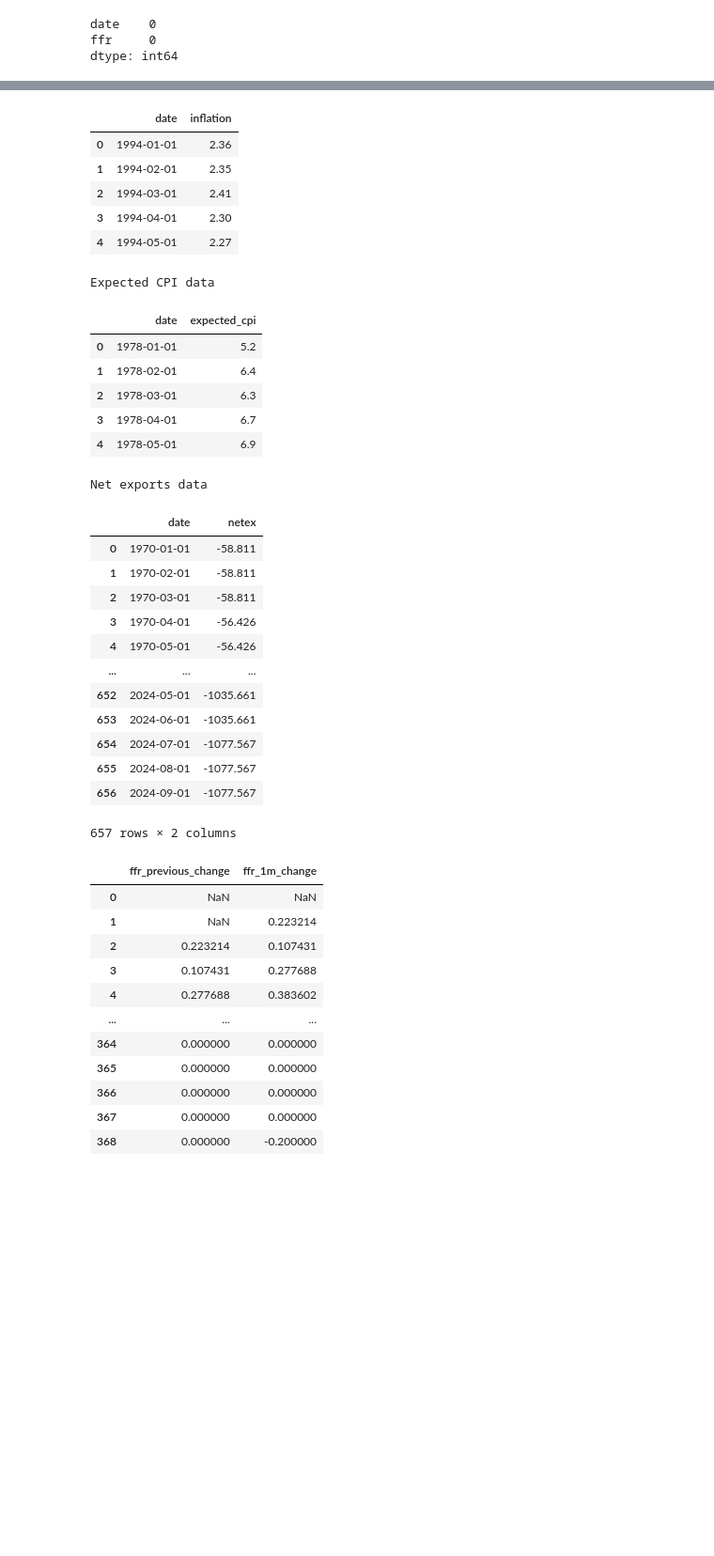
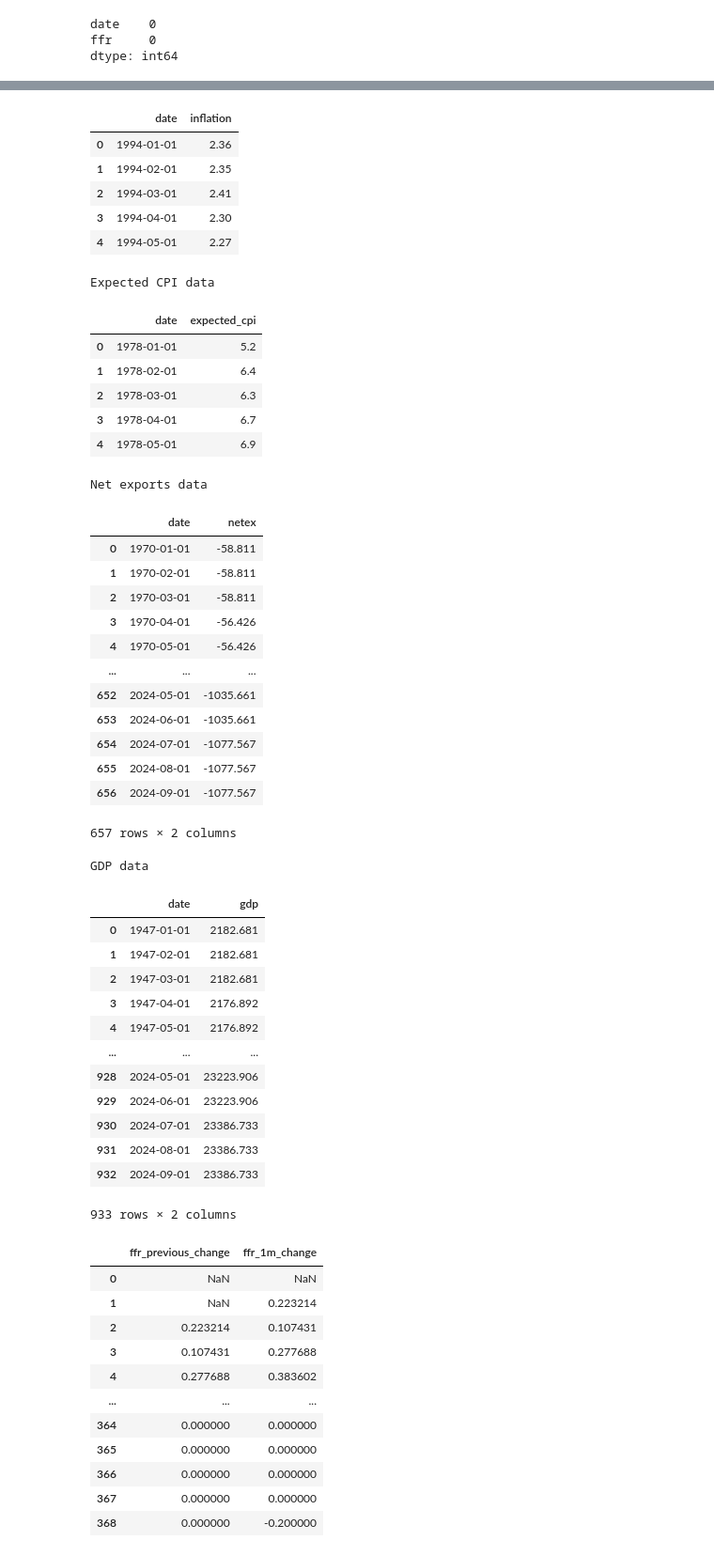
Before and after one commit to brianlzhou/109a-project, a Jupyter notebook: milestone4.ipynb, the cells around one changed output, grey strips where cells are left out. Shown at 94% size. Drawn from its saved outputs; the diff is of its cells as text; code cells hidden in the pictures; blank space fills up the shorter version.

```diff
--- a/milestone4.ipynb
+++ b/milestone4.ipynb
@@ -91,6 +103,9 @@ display(df_expected_cpi.head(5))
 
 print("Net exports data")
 display(df_netex)
+
+print("GDP data")
+display(df_gdp)
 # %% [output]
 FFR data
 |  | date | ffr |
@@ -107,33 +122,47 @@ Unemployment data
 | 3 | 1994-04-01 | 6.4 |
 | 4 | 1994-05-01 | 6.1 |
 CPI data
 |  | date | inflation |
 | 0 | 1994-01-01 | 2.36 |
 | 1 | 1994-02-01 | 2.35 |
 | 2 | 1994-03-01 | 2.41 |
 | 3 | 1994-04-01 | 2.30 |
 | 4 | 1994-05-01 | 2.27 |
 Expected CPI data
 |  | date | expected_cpi |
 | 0 | 1978-01-01 | 5.2 |
 | 1 | 1978-02-01 | 6.4 |
 | 2 | 1978-03-01 | 6.3 |
 | 3 | 1978-04-01 | 6.7 |
 | 4 | 1978-05-01 | 6.9 |
 Net exports data
 |  | date | netex |
 | 0 | 1970-01-01 | -58.811 |
 | 1 | 1970-02-01 | -58.811 |
 | 2 | 1970-03-01 | -58.811 |
 | 3 | 1970-04-01 | -56.426 |
 | 4 | 1970-05-01 | -56.426 |
 | ... | ... | ... |
 | 652 | 2024-05-01 | -1035.661 |
 | 653 | 2024-06-01 | -1035.661 |
 | 654 | 2024-07-01 | -1077.567 |
 | 655 | 2024-08-01 | -1077.567 |
 | 656 | 2024-09-01 | -1077.567 |
 657 rows × 2 columns
+GDP data
+|  | date | gdp |
+| 0 | 1947-01-01 | 2182.681 |
+| 1 | 1947-02-01 | 2182.681 |
+| 2 | 1947-03-01 | 2182.681 |
+| 3 | 1947-04-01 | 2176.892 |
+| 4 | 1947-05-01 | 2176.892 |
+| ... | ... | ... |
+| 928 | 2024-05-01 | 23223.906 |
+| 929 | 2024-06-01 | 23223.906 |
+| 930 | 2024-07-01 | 23386.733 |
+| 931 | 2024-08-01 | 23386.733 |
+| 932 | 2024-09-01 | 23386.733 |
+933 rows × 2 columns
 # %%
 df['ffr_1m_change'] = df['ffr'] - df['ffr'].shift(1)  # 1-month change
 # df['ffr_3m_change'] = df['ffr'] - df['ffr'].shift(3)  # 3-month change
```
Also changed, not shown: parts of 7 cells of this notebook, 1 other file.
